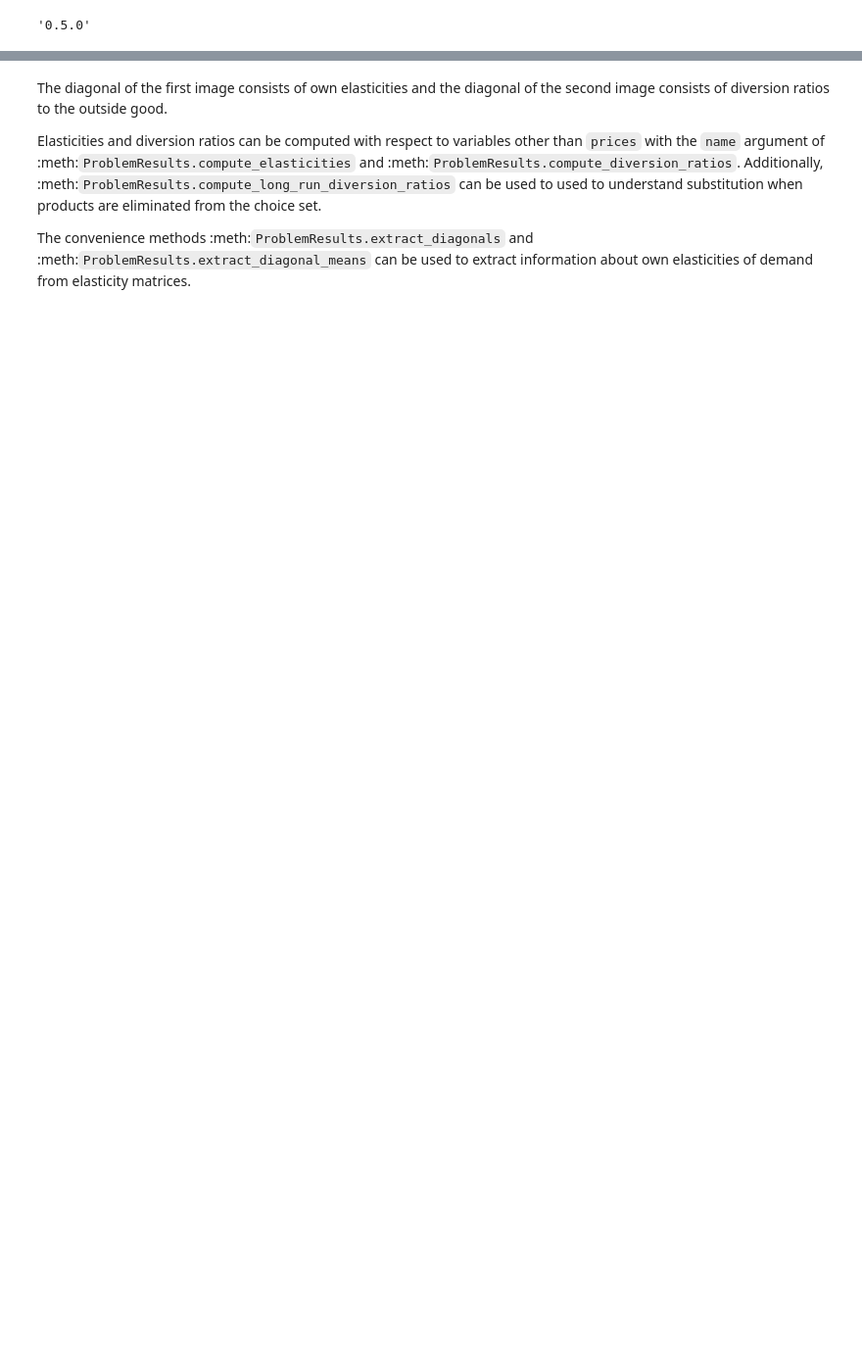
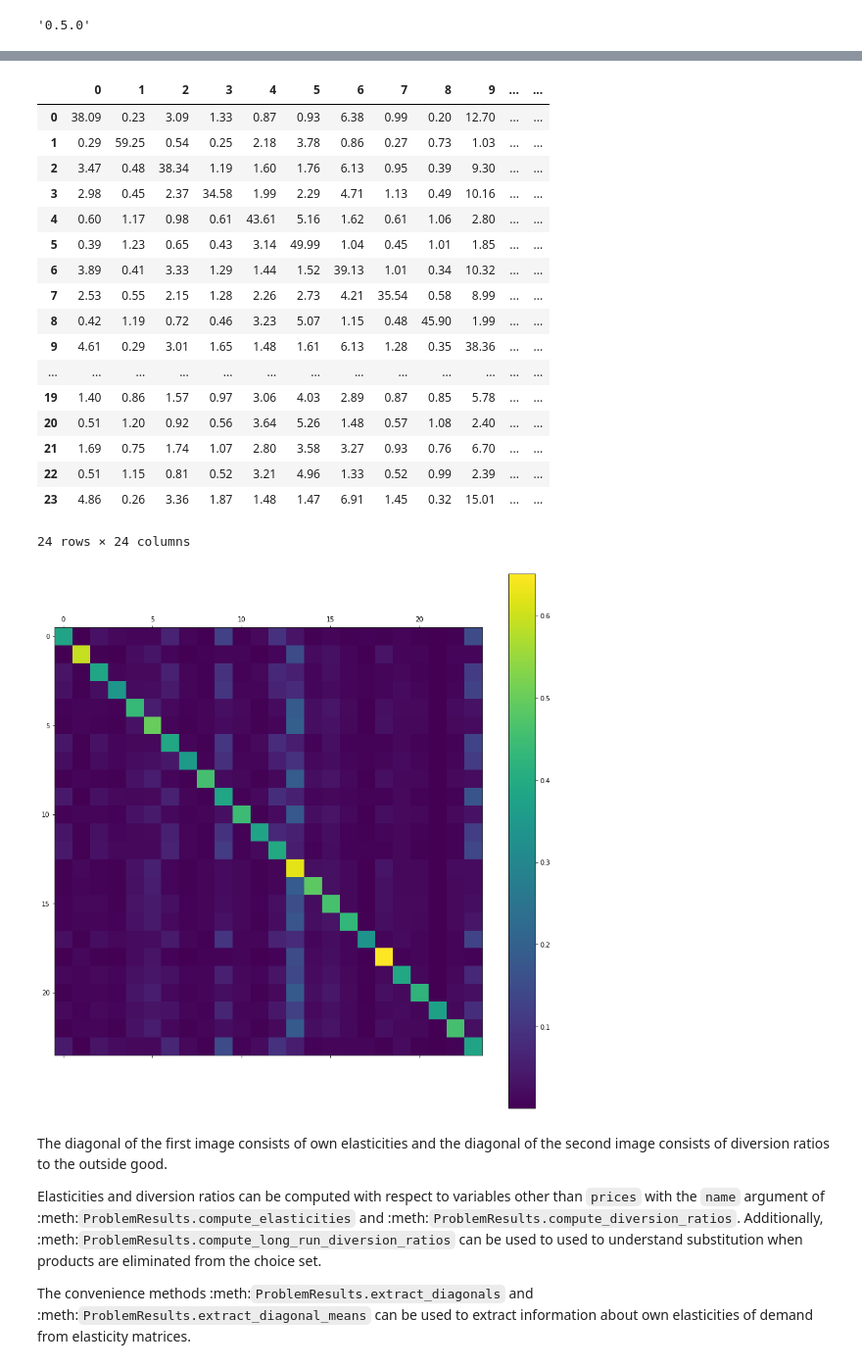
Before and after one commit to jeffgortmaker/pyblp, a Jupyter notebook: docs/notebooks/tutorial/post_estimation.ipynb, the cells around one changed output, grey strips where cells are left out. Shown at 98% size. Saved outputs shown, nothing was run; the diff lists cells and outputs as text; code cells hidden in the pictures; blank space fills up the shorter version.

```diff
--- a/docs/notebooks/tutorial/post_estimation.ipynb
+++ b/docs/notebooks/tutorial/post_estimation.ipynb
@@ -178,5 +89,6 @@ We can estimate elasticities, $\varepsilon$, and diversion ratios, $\mathscr{D}$
 # %%
 elasticities = results.compute_elasticities()
-ratios = results.compute_diversion_ratios()
+diversion = results.compute_diversion_ratios()
+single_market = product_data['market_ids'] == 'C01Q1'
 # %% [markdown]
 Post-estimation outputs are computed for each market and stacked. We'll use [matplotlib](https://matplotlib.org/) functions to display the matrices associated with a single market.
@@ -192,3 +121,27 @@ plt.colorbar(plt.matshow(ratios[single_market]));
+# %%
+plt.figure(figsize=(15,15))
+plt.colorbar(plt.matshow(diversion[single_market],fignum=1));
+pd.DataFrame(100.0*ratios[single_market]).round(2)
+# %% [output]
+|  | 0 | 1 | 2 | 3 | 4 | 5 | 6 | 7 | 8 | 9 | ... | ... |
+| 0 | 38.09 | 0.23 | 3.09 | 1.33 | 0.87 | 0.93 | 6.38 | 0.99 | 0.20 | 12.70 | ... | ... |
+| 1 | 0.29 | 59.25 | 0.54 | 0.25 | 2.18 | 3.78 | 0.86 | 0.27 | 0.73 | 1.03 | ... | ... |
+| 2 | 3.47 | 0.48 | 38.34 | 1.19 | 1.60 | 1.76 | 6.13 | 0.95 | 0.39 | 9.30 | ... | ... |
+| 3 | 2.98 | 0.45 | 2.37 | 34.58 | 1.99 | 2.29 | 4.71 | 1.13 | 0.49 | 10.16 | ... | ... |
+| 4 | 0.60 | 1.17 | 0.98 | 0.61 | 43.61 | 5.16 | 1.62 | 0.61 | 1.06 | 2.80 | ... | ... |
+| 5 | 0.39 | 1.23 | 0.65 | 0.43 | 3.14 | 49.99 | 1.04 | 0.45 | 1.01 | 1.85 | ... | ... |
+| 6 | 3.89 | 0.41 | 3.33 | 1.29 | 1.44 | 1.52 | 39.13 | 1.01 | 0.34 | 10.32 | ... | ... |
+| 7 | 2.53 | 0.55 | 2.15 | 1.28 | 2.26 | 2.73 | 4.21 | 35.54 | 0.58 | 8.99 | ... | ... |
+| 8 | 0.42 | 1.19 | 0.72 | 0.46 | 3.23 | 5.07 | 1.15 | 0.48 | 45.90 | 1.99 | ... | ... |
+| 9 | 4.61 | 0.29 | 3.01 | 1.65 | 1.48 | 1.61 | 6.13 | 1.28 | 0.35 | 38.36 | ... | ... |
+| ... | ... | ... | ... | ... | ... | ... | ... | ... | ... | ... | ... | ... |
+| 19 | 1.40 | 0.86 | 1.57 | 0.97 | 3.06 | 4.03 | 2.89 | 0.87 | 0.85 | 5.78 | ... | ... |
+| 20 | 0.51 | 1.20 | 0.92 | 0.56 | 3.64 | 5.26 | 1.48 | 0.57 | 1.08 | 2.40 | ... | ... |
+| 21 | 1.69 | 0.75 | 1.74 | 1.07 | 2.80 | 3.58 | 3.27 | 0.93 | 0.76 | 6.70 | ... | ... |
+| 22 | 0.51 | 1.15 | 0.81 | 0.52 | 3.21 | 4.96 | 1.33 | 0.52 | 0.99 | 2.39 | ... | ... |
+| 23 | 4.86 | 0.26 | 3.36 | 1.87 | 1.48 | 1.47 | 6.91 | 1.45 | 0.32 | 15.01 | ... | ... |
+24 rows × 24 columns
+[figure, added]
 # %% [markdown]
 The diagonal of the first image consists of own elasticities and the diagonal of the second image consists of diversion ratios to the outside good.
 
```
Also changed, not shown: parts of 28 cells of this notebook, 1 other file.
